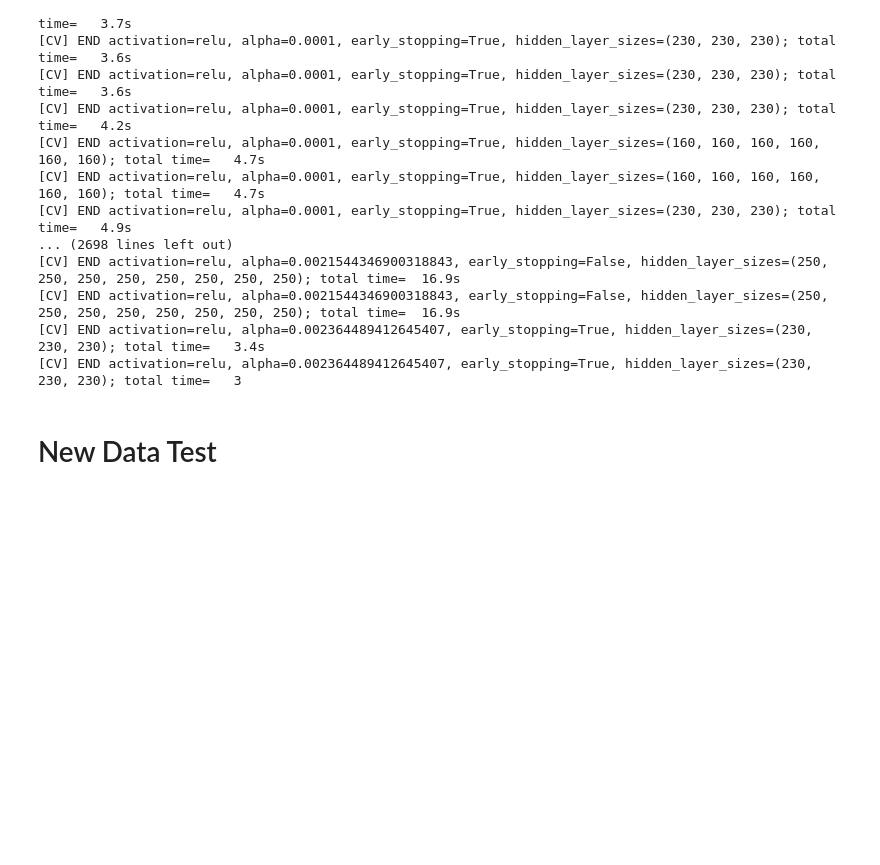
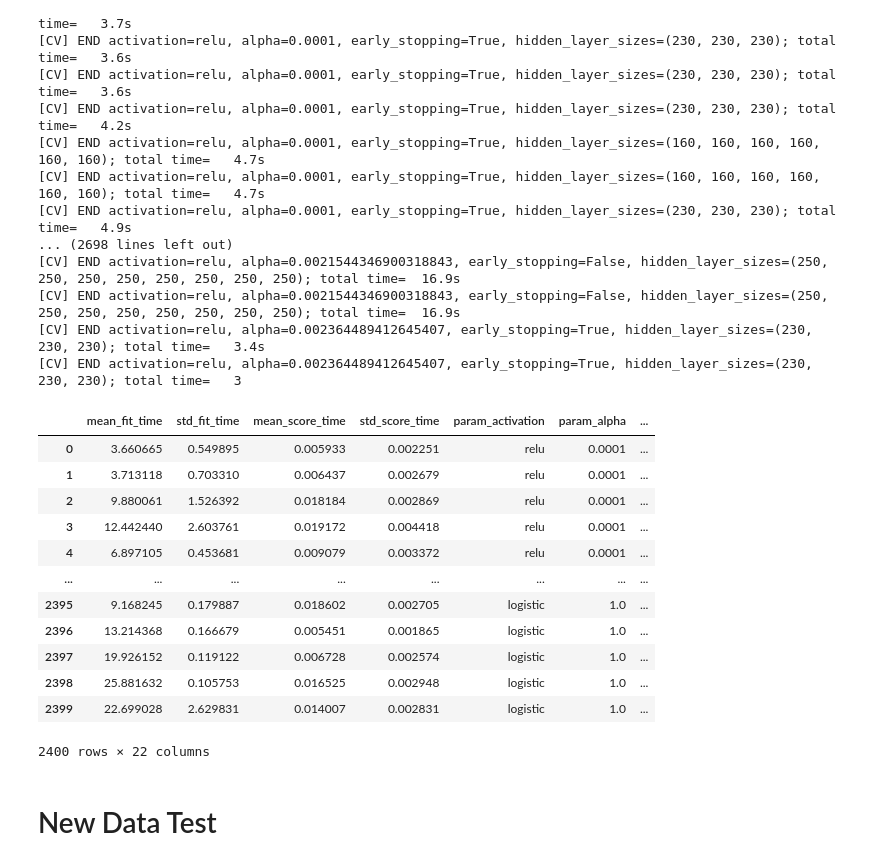
Before and after one commit to Dauboau/Digits_NN, a Jupyter notebook: Digits_NN.ipynb, the cells around one changed output. Drawn from its saved outputs; the diff is of its cells as text; code cells hidden in the pictures; blank space fills up the shorter version.

```diff
--- a/Digits_NN.ipynb
+++ b/Digits_NN.ipynb
@@ -291,6 +284,24 @@ Python(80779) MallocStackLogging: can't turn off malloc stack logging because it
 [CV] END activation=relu, alpha=0.0021544346900318843, early_stopping=False, hidden_layer_sizes=(250, 250, 250, 250, 250, 250, 250, 250); total time=  16.9s
 [CV] END activation=relu, alpha=0.002364489412645407, early_stopping=True, hidden_layer_sizes=(230, 230, 230); total time=   3.4s
 [CV] END activation=relu, alpha=0.002364489412645407, early_stopping=True, hidden_layer_sizes=(230, 230, 230); total time=   3
+# %%
+resultsPandas2 = pd.DataFrame(grid_search.cv_results_)
+resultsPandas2.to_excel('hyperparameters_results.xlsx', index=False)
+resultsPandas2
+# %% [output]
+|  | mean_fit_time | std_fit_time | mean_score_time | std_score_time | param_activation | param_alpha | ... |
+| 0 | 3.660665 | 0.549895 | 0.005933 | 0.002251 | relu | 0.0001 | ... |
+| 1 | 3.713118 | 0.703310 | 0.006437 | 0.002679 | relu | 0.0001 | ... |
+| 2 | 9.880061 | 1.526392 | 0.018184 | 0.002869 | relu | 0.0001 | ... |
+| 3 | 12.442440 | 2.603761 | 0.019172 | 0.004418 | relu | 0.0001 | ... |
+| 4 | 6.897105 | 0.453681 | 0.009079 | 0.003372 | relu | 0.0001 | ... |
+| ... | ... | ... | ... | ... | ... | ... | ... |
+| 2395 | 9.168245 | 0.179887 | 0.018602 | 0.002705 | logistic | 1.0 | ... |
+| 2396 | 13.214368 | 0.166679 | 0.005451 | 0.001865 | logistic | 1.0 | ... |
+| 2397 | 19.926152 | 0.119122 | 0.006728 | 0.002574 | logistic | 1.0 | ... |
+| 2398 | 25.881632 | 0.105753 | 0.016525 | 0.002948 | logistic | 1.0 | ... |
+| 2399 | 22.699028 | 2.629831 | 0.014007 | 0.002831 | logistic | 1.0 | ... |
+2400 rows × 22 columns
 # %% [markdown]
 # New Data Test
 # %%
```
Also changed, not shown: parts of 3 cells of this notebook, 2 other files.
